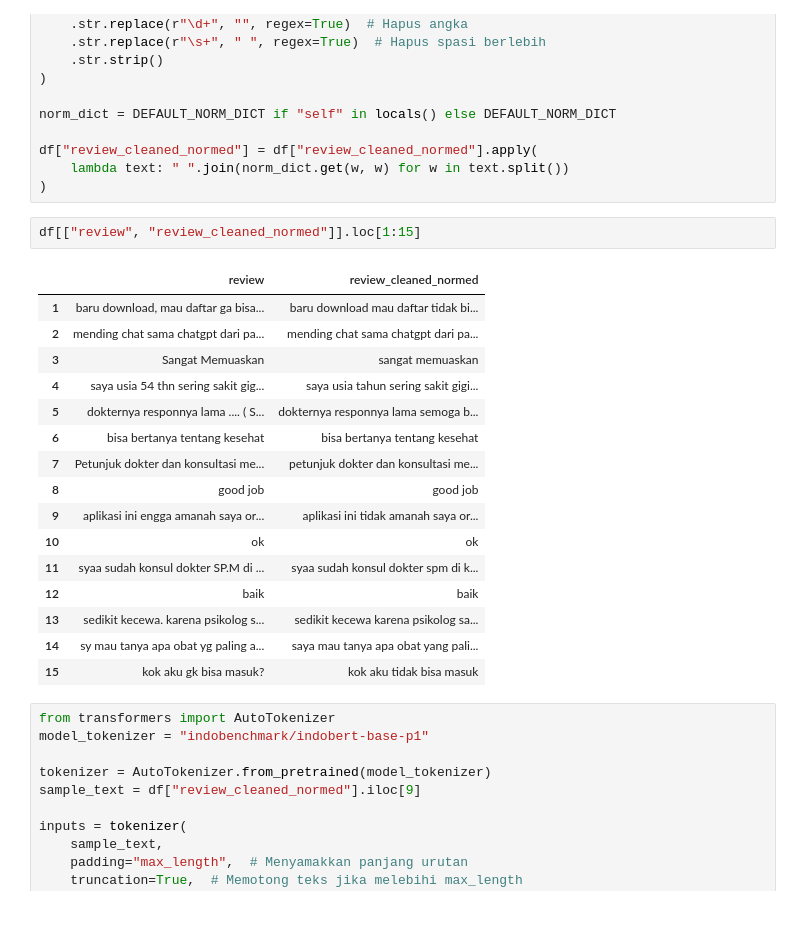
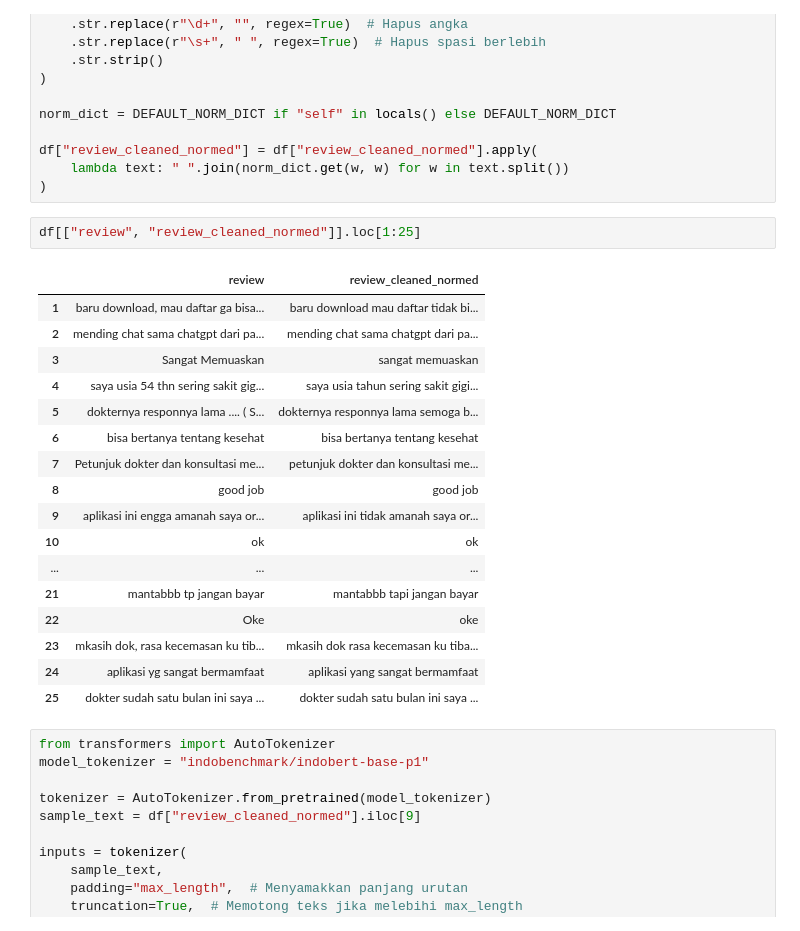
Before and after one commit to AlvinWjy25/telemedicine-sentiment-analysis-MTL, a Jupyter notebook: notebook/EDA.ipynb, the cells around one changed output. Saved outputs shown, nothing was run; the diff lists cells and outputs as text.

```diff
--- a/notebook/EDA.ipynb
+++ b/notebook/EDA.ipynb
@@ -393,24 +395,25 @@ df["review_cleaned_normed"] = df["review_cleaned_normed"].apply(
     lambda text: " ".join(norm_dict.get(w, w) for w in text.split())
 )
 # %%
-df[["review", "review_cleaned_normed"]].loc[1:15]
+df[["review", "review_cleaned_normed"]].loc[1:25]
 # %% [output]
 |  | review | review_cleaned_normed |
 | 1 | baru download, mau daftar ga bisa... | baru download mau daftar tidak bi... |
 | 2 | mending chat sama chatgpt dari pa... | mending chat sama chatgpt dari pa... |
 | 3 | Sangat Memuaskan | sangat memuaskan |
 | 4 | saya usia 54 thn sering sakit gig... | saya usia tahun sering sakit gigi... |
 | 5 | dokternya responnya lama .... ( S... | dokternya responnya lama semoga b... |
 | 6 | bisa bertanya tentang kesehat | bisa bertanya tentang kesehat |
 | 7 | Petunjuk dokter dan konsultasi me... | petunjuk dokter dan konsultasi me... |
 | 8 | good job | good job |
 | 9 | aplikasi ini engga amanah saya or... | aplikasi ini tidak amanah saya or... |
 | 10 | ok | ok |
-| 11 | syaa sudah konsul dokter SP.M di ... | syaa sudah konsul dokter spm di k... |
-| 12 | baik | baik |
-| 13 | sedikit kecewa. karena psikolog s... | sedikit kecewa karena psikolog sa... |
-| 14 | sy mau tanya apa obat yg paling a... | saya mau tanya apa obat yang pali... |
-| 15 | kok aku gk bisa masuk? | kok aku tidak bisa masuk |
+| ... | ... | ... |
+| 21 | mantabbb tp jangan bayar | mantabbb tapi jangan bayar |
+| 22 | Oke | oke |
+| 23 | mkasih dok, rasa kecemasan ku tib... | mkasih dok rasa kecemasan ku tiba... |
+| 24 | aplikasi yg sangat bermamfaat | aplikasi yang sangat bermamfaat |
+| 25 | dokter sudah satu bulan ini saya ... | dokter sudah satu bulan ini saya ... |
 # %%
 from transformers import AutoTokenizer
 model_tokenizer = "indobenchmark/indobert-base-p1"
```
Also changed, not shown: parts of 16 cells of this notebook.
